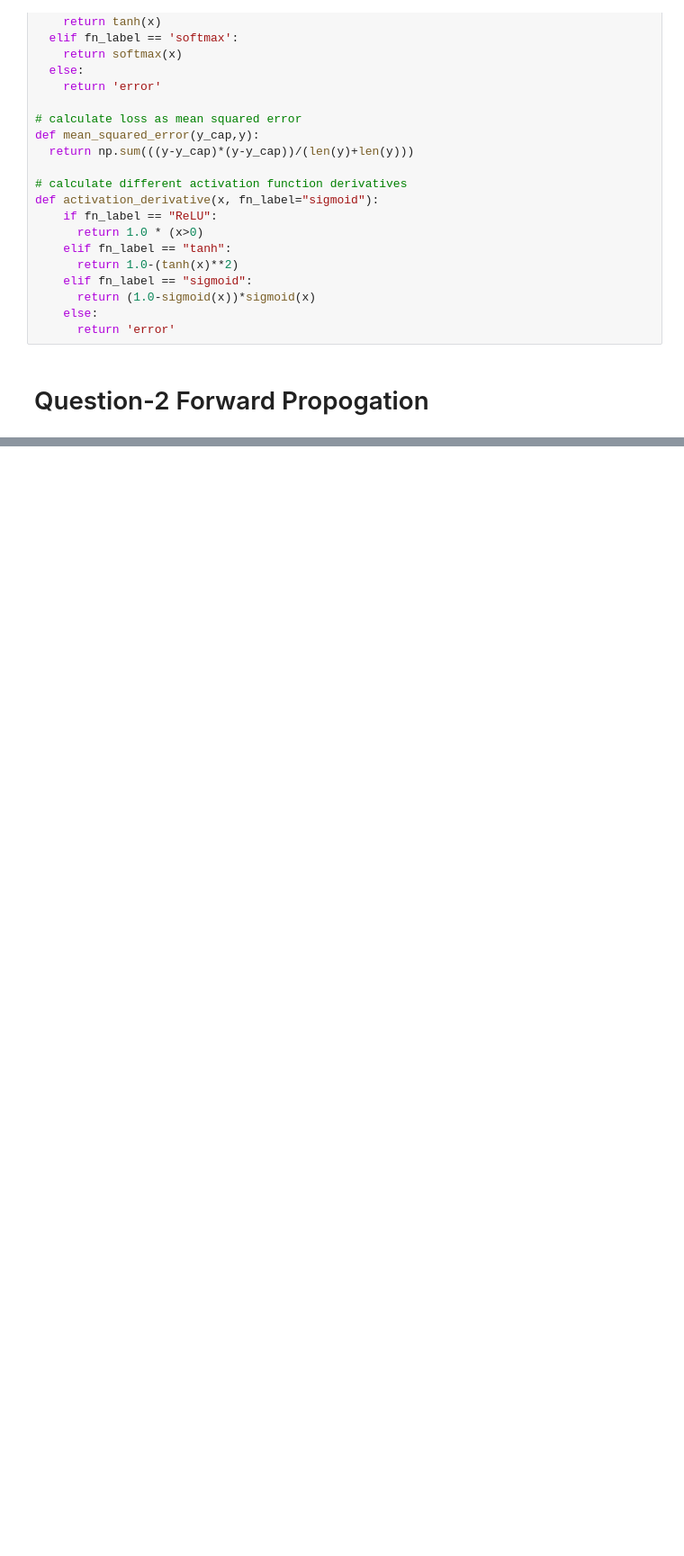
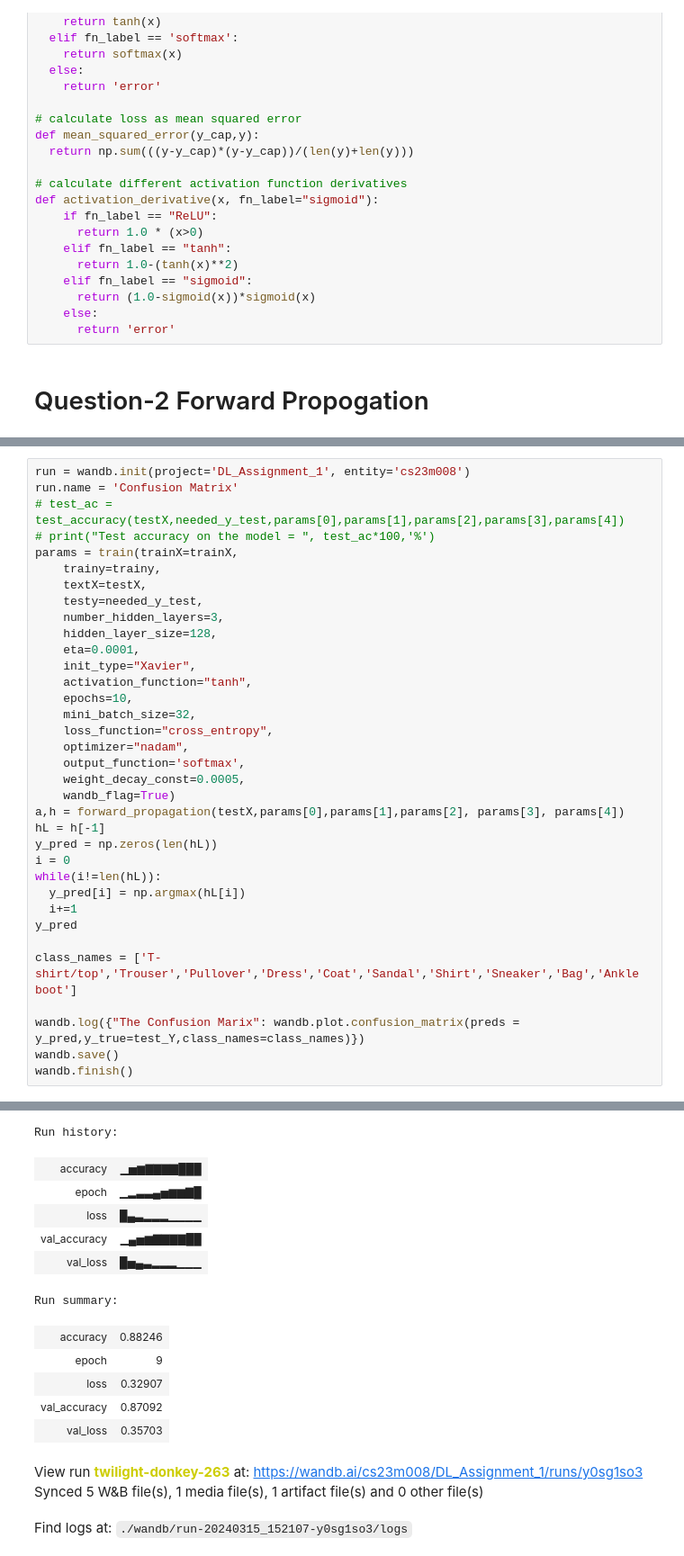
Before and after one commit to adityaverma2808/DL-Assignment1, a Jupyter notebook: DL_Assignment1.ipynb, the cells around one changed output, grey strips where cells are left out. Shown at 90% size. Saved outputs shown, nothing was run; the diff lists cells and outputs as text; blank space fills up the shorter version.

```diff
--- a/DL_Assignment1.ipynb
+++ b/DL_Assignment1.ipynb
@@ -1067,0 +1004,36 @@ epoch :  4  validation loss :  0.518760542427279
+# %%
+run = wandb.init(project='DL_Assignment_1', entity='cs23m008')
+run.name = 'Confusion Matrix'
+# test_ac = test_accuracy(testX,needed_y_test,params[0],params[1],params[2],params[3],params[4])
+# print("Test accuracy on the model = ", test_ac*100,'%')
+params = train(trainX=trainX,
+    trainy=trainy,
+    textX=testX,
+    testy=needed_y_test,
+    number_hidden_layers=3,
+    hidden_layer_size=128,
+    eta=0.0001,
+    init_type="Xavier",
+    activation_function="tanh",
+    epochs=10,
+    mini_batch_size=32,
+    loss_function="cross_entropy",
+    optimizer="nadam",
+    output_function='softmax',
+    weight_decay_const=0.0005,
+    wandb_flag=True)
+a,h = forward_propagation(testX,params[0],params[1],params[2], params[3], params[4])
+hL = h[-1]
+y_pred = np.zeros(len(hL))
+i = 0
+while(i!=len(hL)):
+  y_pred[i] = np.argmax(hL[i])
+  i+=1
+y_pred
+
+class_names = ['T-shirt/top','Trouser','Pullover','Dress','Coat','Sandal','Shirt','Sneaker','Bag','Ankle boot']
+
+wandb.log({"The Confusion Marix": wandb.plot.confusion_matrix(preds = y_pred,y_true=test_Y,class_names=class_names)})
+wandb.save()
+wandb.finish()
+# %% [output]
@@ -1067,0 +1057,15 @@ epoch :  4  validation loss :  0.518760542427279
+Run history:
+| accuracy | ▁▅▆▇▇▇▇███ |
+| epoch | ▁▂▃▃▄▅▆▆▇█ |
+| loss | █▄▃▂▂▂▁▁▁▁ |
+| val_accuracy | ▁▄▅▆▇▇▇▇██ |
+| val_loss | █▅▄▃▂▂▂▁▁▁ |
+Run summary:
+| accuracy | 0.88246 |
+| epoch | 9 |
+| loss | 0.32907 |
+| val_accuracy | 0.87092 |
+| val_loss | 0.35703 |
+View run twilight-donkey-263 at: https://wandb.ai/cs23m008/DL_Assignment_1/runs/y0sg1so3
+Synced 5 W&B file(s), 1 media file(s), 1 artifact file(s) and 0 other file(s)
+Find logs at: ./wandb/run-20240315_152107-y0sg1so3/logs
```
Also changed, not shown: parts of 6 cells of this notebook, 1 other file.
